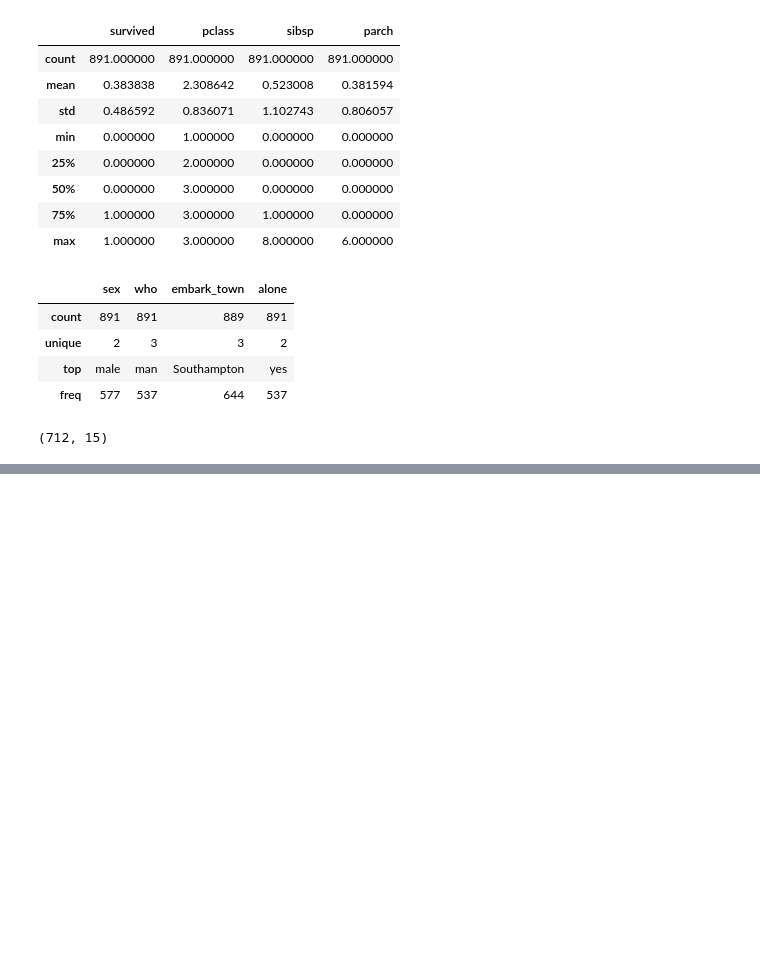
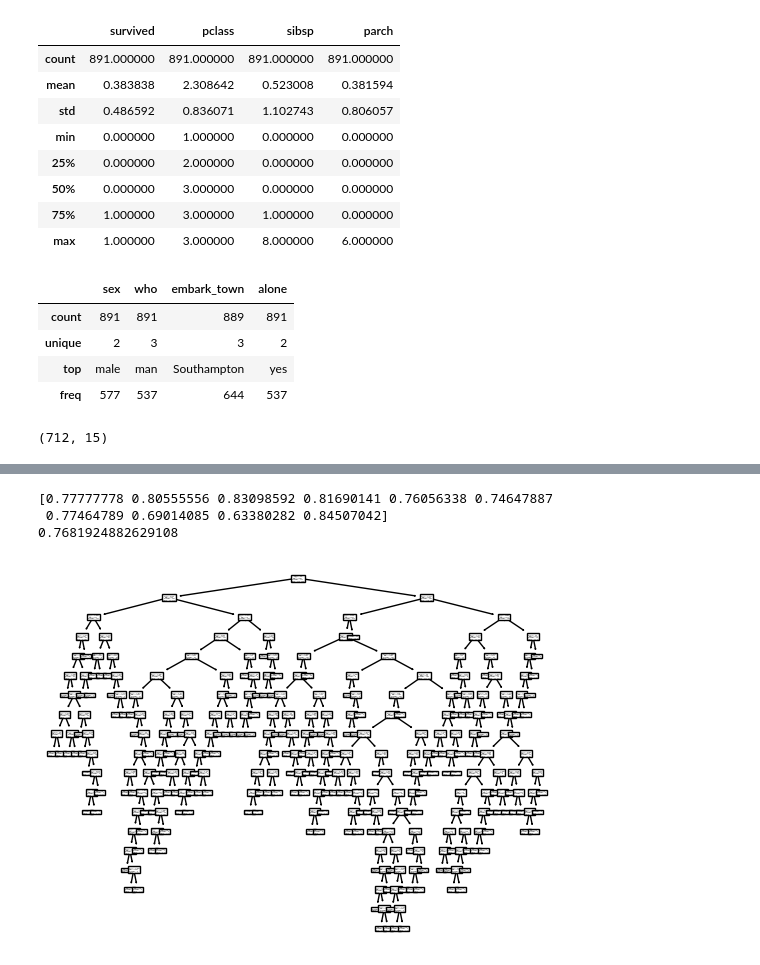
Before and after one commit to karenmoreno17/Informe-Machine-Learning, a Jupyter notebook: punto2.ipynb, the cells around one changed output, grey strips where cells are left out. Saved outputs shown, nothing was run; the diff lists cells and outputs as text; code cells hidden in the pictures; blank space fills up the shorter version.

```diff
--- a/punto2.ipynb
+++ b/punto2.ipynb
@@ -170,0 +215,21 @@ Name: survived, Length: 712, dtype: int64
+# %%
+# ============================================================================================================================================================
+# Tercer árbol de decisión.
+# ============================================================================================================================================================
+
+from sklearn import tree
+from sklearn.model_selection import cross_val_score
+
+arbol3 = tree.DecisionTreeClassifier(criterion = 'gini', splitter = "best", max_depth = 30,  random_state = 123)
+arbol3.fit(X_train, Y_train)
+scores3 = cross_val_score(arbol3, X_train, Y_train, cv = 10, scoring = 'accuracy')
+print(scores3)
+print(scores3.mean())
+
+tree.plot_tree(arbol3)
+tree.export_graphviz(decision_tree = arbol3, class_names = True, out_file = "arbolesPunto5\Arbol3.dot")
+# %% [output]
+[0.77777778 0.80555556 0.83098592 0.81690141 0.76056338 0.74647887
+ 0.77464789 0.69014085 0.63380282 0.84507042]
+0.7681924882629108
+[figure, added]
```
Also changed, not shown: parts of 86 cells of this notebook, 33 other files.
